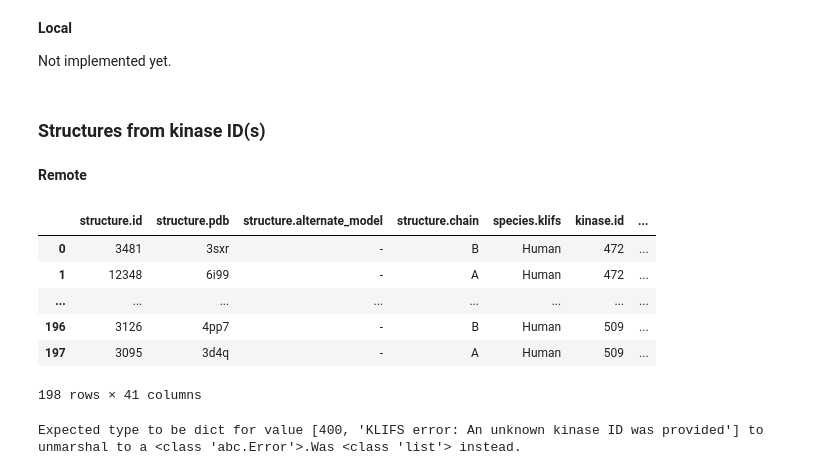
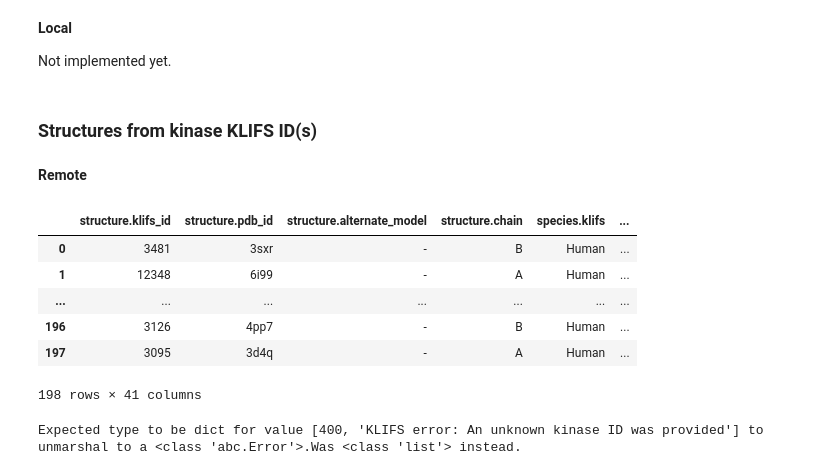
Before and after one commit to volkamerlab/opencadd, a Jupyter notebook: docs/tutorials/databases_klifs.ipynb, the cells around one changed output. Cells and saved outputs as stored; diff of their text form; code cells hidden in the pictures.

```diff
--- a/docs/tutorials/databases_klifs.ipynb
+++ b/docs/tutorials/databases_klifs.ipynb
@@ -616,18 +658,18 @@ __Local__
 
 Not implemented yet.
 # %% [markdown]
-### Structures from kinase ID(s)
+### Structures from kinase KLIFS ID(s)
 # %% [markdown]
 __Remote__
 # %%
-remote.structures.by_kinase_ids([472, 509, 10000])
+remote.structures.by_kinase_klifs_id([472, 509, 10000])
 # %% [output]
-|  | structure.id | structure.pdb | structure.alternate_model | structure.chain | species.klifs | kinase.id | ... |
-| 0 | 3481 | 3sxr | - | B | Human | 472 | ... |
-| 1 | 12348 | 6i99 | - | A | Human | 472 | ... |
-| ... | ... | ... | ... | ... | ... | ... | ... |
-| 196 | 3126 | 4pp7 | - | B | Human | 509 | ... |
-| 197 | 3095 | 3d4q | - | A | Human | 509 | ... |
+|  | structure.klifs_id | structure.pdb_id | structure.alternate_model | structure.chain | species.klifs | ... |
+| 0 | 3481 | 3sxr | - | B | Human | ... |
+| 1 | 12348 | 6i99 | - | A | Human | ... |
+| ... | ... | ... | ... | ... | ... | ... |
+| 196 | 3126 | 4pp7 | - | B | Human | ... |
+| 197 | 3095 | 3d4q | - | A | Human | ... |
 198 rows × 41 columns
 # %%
 try:
```
Also changed, not shown: parts of 99 cells of this notebook.
